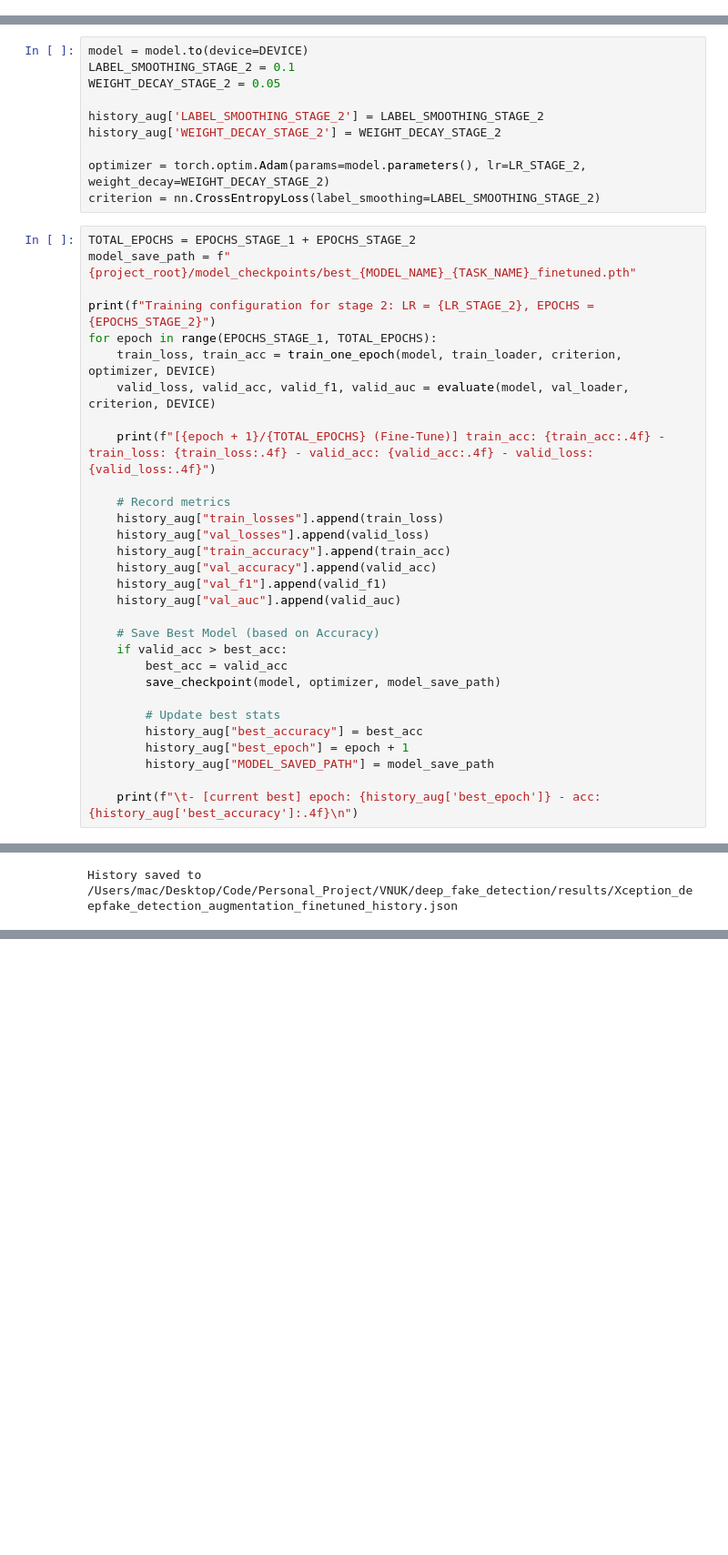
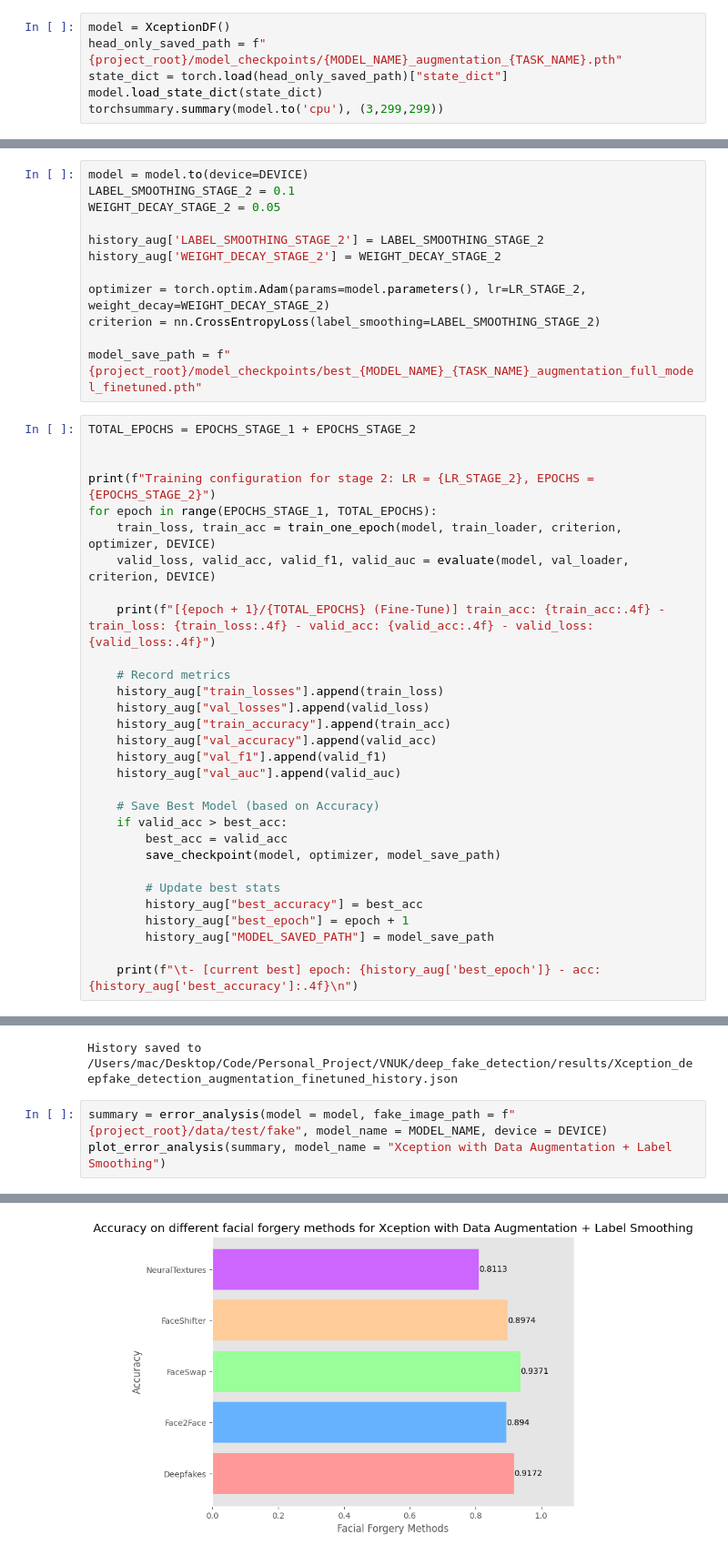
Before and after one commit to DangCongKhai/deep_fake_detection, a Jupyter notebook: notebooks/xception_image_classification.ipynb, the cells around one changed output, grey strips where cells are left out. Shown at 91% size. Saved outputs shown, nothing was run; the diff lists cells and outputs as text; blank space fills up the shorter version.

Commit message:
refactor: add error analysis for xception

```diff
--- a/notebooks/xception_image_classification.ipynb
+++ b/notebooks/xception_image_classification.ipynb
@@ -684,3 +684,9 @@ weighted avg       0.84      0.84      0.84      3020
 [figure]
 # %% [markdown]
 ### Unfreeze full model
+# %%
+model = XceptionDF()
+head_only_saved_path = f"{project_root}/model_checkpoints/{MODEL_NAME}_augmentation_{TASK_NAME}.pth"
+state_dict = torch.load(head_only_saved_path)["state_dict"]
+model.load_state_dict(state_dict)
+torchsummary.summary(model.to('cpu'), (3,299,299))
@@ -718,9 +742,11 @@ history_aug['WEIGHT_DECAY_STAGE_2'] = WEIGHT_DECAY_STAGE_2
 
 optimizer = torch.optim.Adam(params=model.parameters(), lr=LR_STAGE_2, weight_decay=WEIGHT_DECAY_STAGE_2)
 criterion = nn.CrossEntropyLoss(label_smoothing=LABEL_SMOOTHING_STAGE_2)
+
+model_save_path = f"{project_root}/model_checkpoints/best_{MODEL_NAME}_{TASK_NAME}_augmentation_full_model_finetuned.pth"
 # %%
 TOTAL_EPOCHS = EPOCHS_STAGE_1 + EPOCHS_STAGE_2
-model_save_path = f"{project_root}/model_checkpoints/best_{MODEL_NAME}_{TASK_NAME}_finetuned.pth"
+
 
 print(f"Training configuration for stage 2: LR = {LR_STAGE_2}, EPOCHS = {EPOCHS_STAGE_2}")
 for epoch in range(EPOCHS_STAGE_1, TOTAL_EPOCHS):
@@ -820,3 +846,7 @@ json_path = os.path.join(project_root, f"results/{MODEL_NAME}_{TASK_NAME}_augmen
 save_experiment_json(history_aug, json_path)
 # %% [output]
 History saved to /Users/mac/Desktop/Code/Personal_Project/VNUK/deep_fake_detection/results/Xception_deepfake_detection_augmentation_finetuned_history.json
+# %%
+summary = error_analysis(model = model, fake_image_path = f"{project_root}/data/test/fake", model_name = MODEL_NAME, device = DEVICE)
+plot_error_analysis(summary, model_name = "Xception with Data Augmentation + Label Smoothing")
+# %% [output]
@@ -822,0 +858 @@ History saved to /Users/mac/Desktop/Code/Personal_Project/VNUK/deep_fake_detecti
+[figure, added]
```
Also changed, not shown: parts of 3 cells of this notebook.
